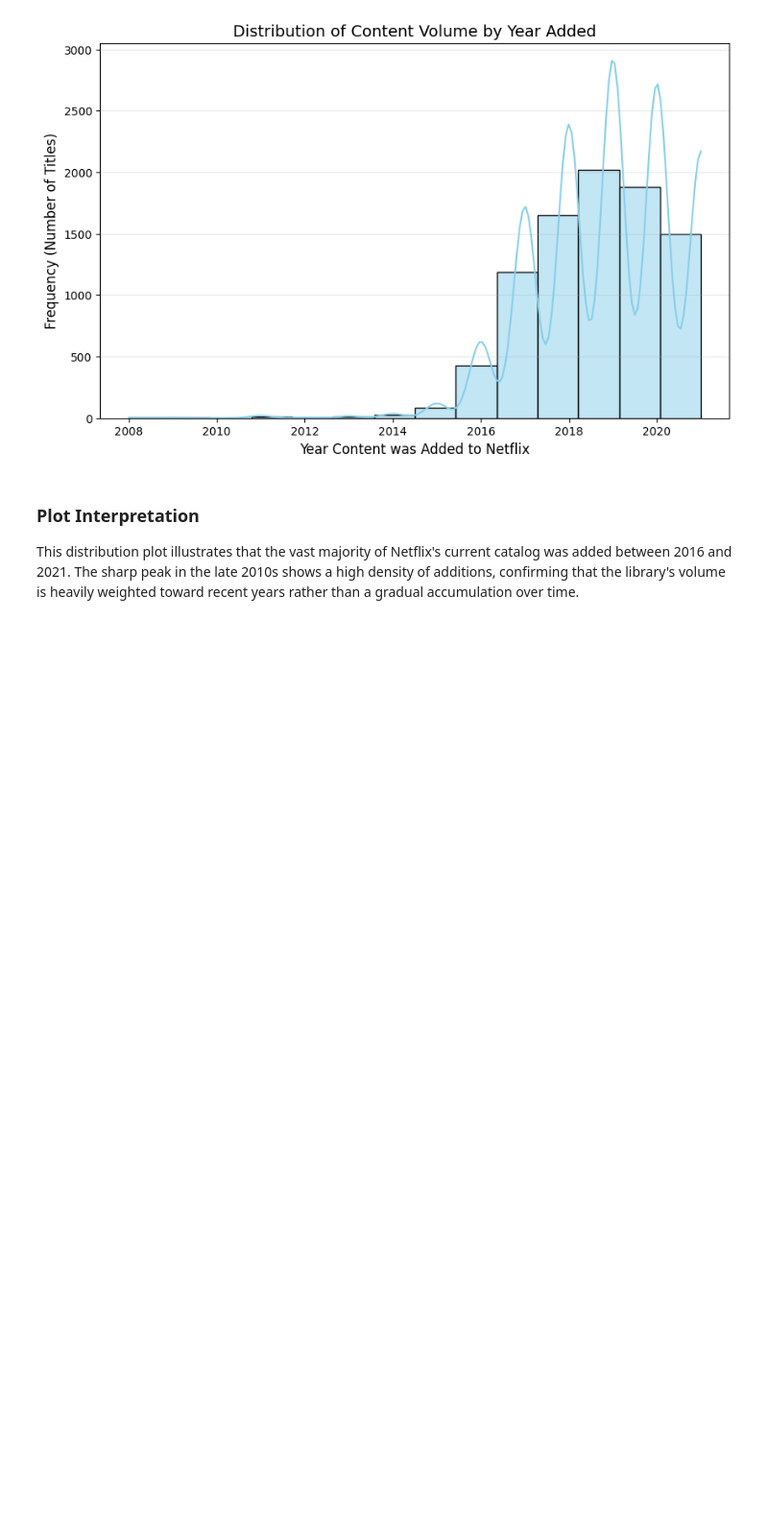
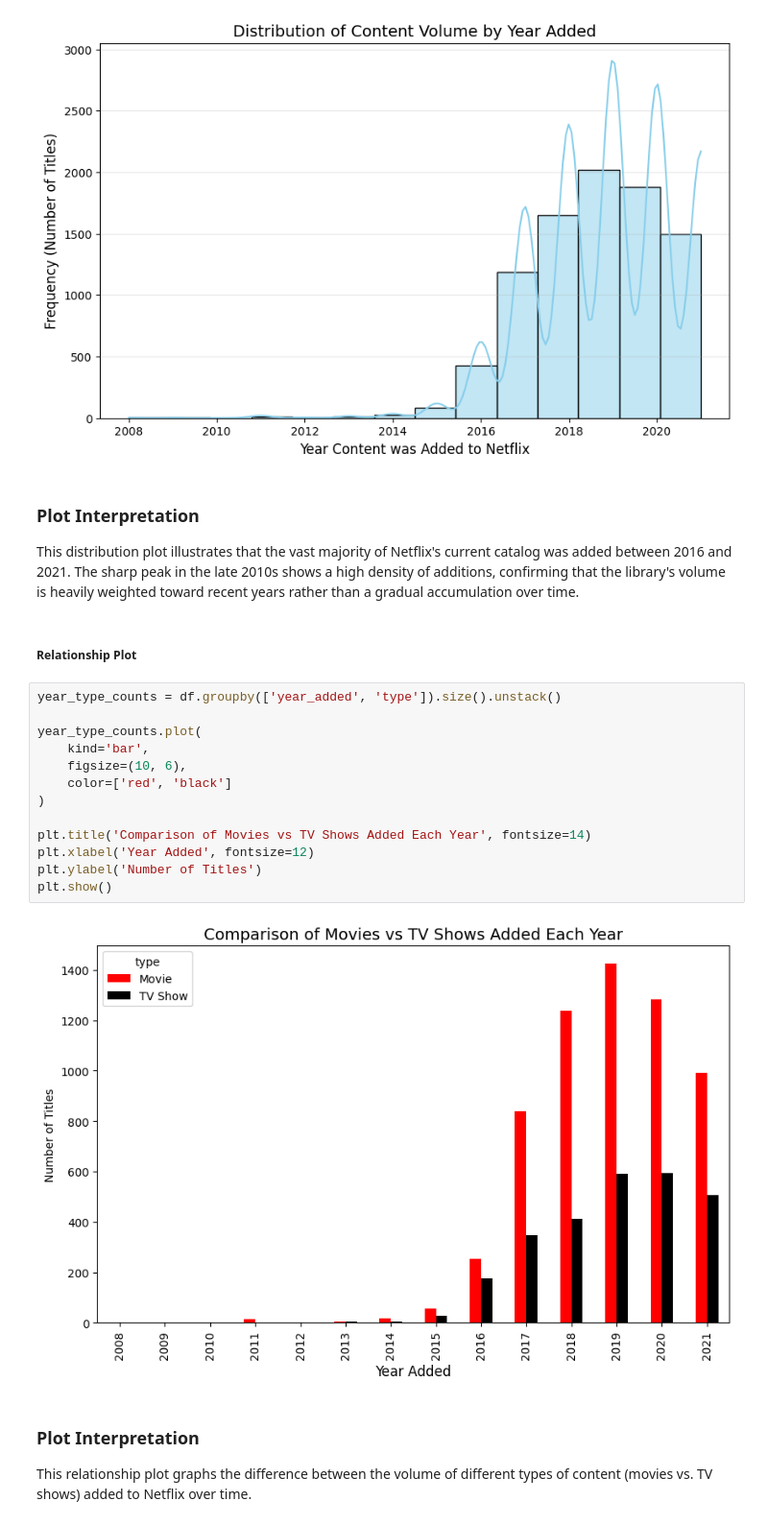
Before and after one commit to sarana22/CS4379G_Assgn01, a Jupyter notebook: notebooks/notebooks/analysis.ipynb, the cells around one changed output. Shown at 96% size. Drawn from its saved outputs; the diff is of its cells as text; blank space fills up the shorter version.

Commit message:
Added a relationship plot to show the relation between the volume of TV shows vs. movies added to Netflix over time.

```diff
--- a/notebooks/notebooks/analysis.ipynb
+++ b/notebooks/notebooks/analysis.ipynb
@@ -164,3 +166,23 @@ plt.show()
 ### Plot Interpretation
 
 This distribution plot illustrates that the vast majority of Netflix's current catalog was added between 2016 and 2021. The sharp peak in the late 2010s shows a high density of additions, confirming that the library's volume is heavily weighted toward recent years rather than a gradual accumulation over time.
+# %% [markdown]
+##### Relationship Plot
+# %%
+year_type_counts = df.groupby(['year_added', 'type']).size().unstack()
+
+year_type_counts.plot(
+    kind='bar',
+    figsize=(10, 6),
+    color=['red', 'black']
+)
+
+plt.title('Comparison of Movies vs TV Shows Added Each Year', fontsize=14)
+plt.xlabel('Year Added', fontsize=12)
+plt.ylabel('Number of Titles')
+plt.show()
+# %% [output]
+[figure, added]
+# %% [markdown]
+### Plot Interpretation
+This relationship plot graphs the difference between the volume of different types of content (movies vs. TV shows) added to Netflix over time.
```
Also changed, not shown: parts of 2 cells of this notebook.
